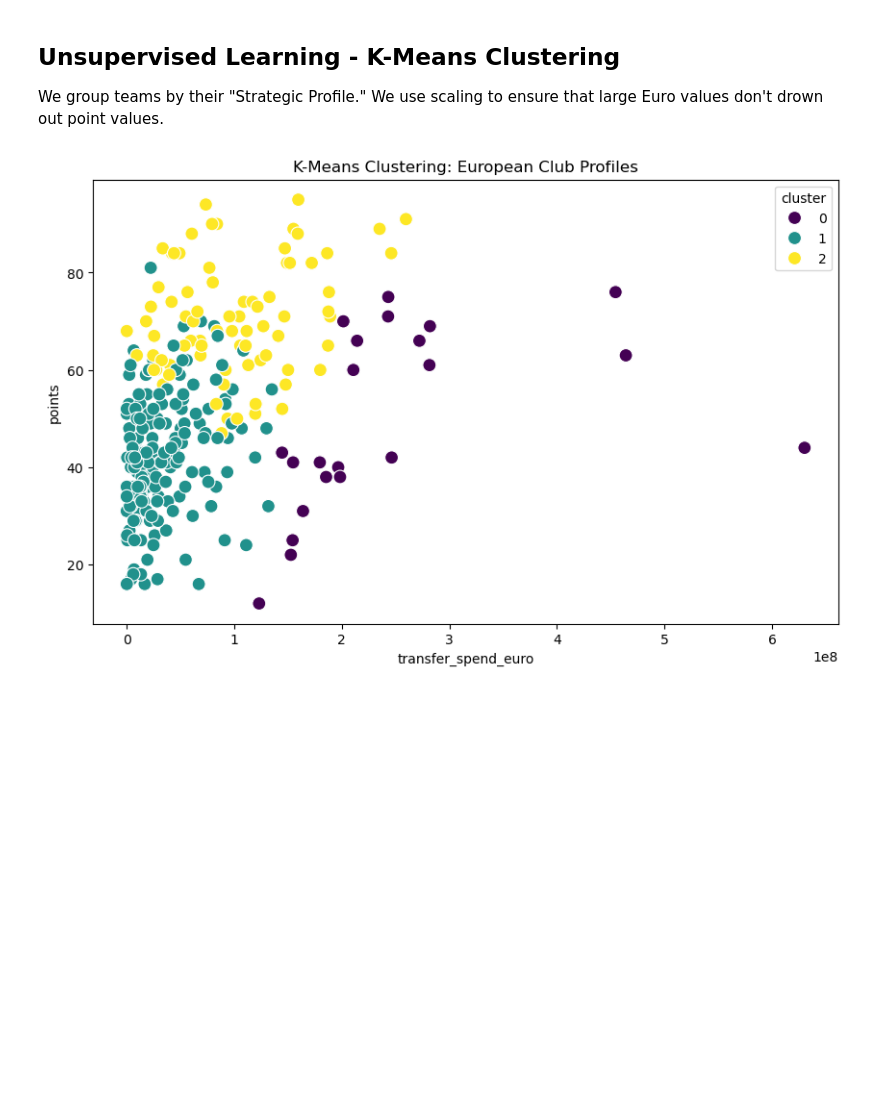
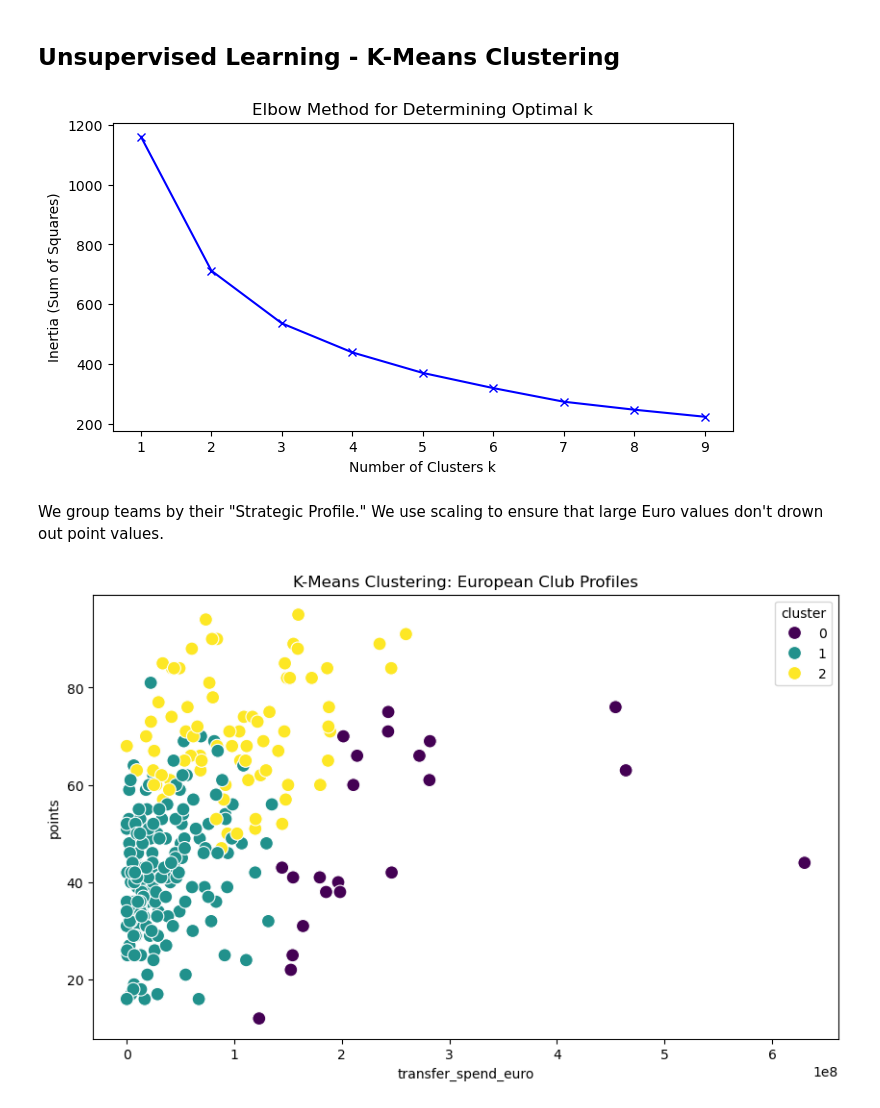
Before and after one commit to minhsang-03/project, a Jupyter notebook: notebooks/02_advanced_analytics_and_predictive_modelling.ipynb, the cells around one changed output. Cells and saved outputs as stored; diff of their text form; code cells hidden in the pictures; blank space fills up the shorter version.

```diff
--- a/notebooks/02_advanced_analytics_and_predictive_modelling.ipynb
+++ b/notebooks/02_advanced_analytics_and_predictive_modelling.ipynb
@@ -20,9 +12,11 @@ from dotenv import load_dotenv
 from sklearn.preprocessing import StandardScaler
 from sklearn.cluster import KMeans
 from sklearn.model_selection import train_test_split
+from sklearn.metrics import confusion_matrix
 from sklearn.linear_model import LogisticRegression
 from sklearn.ensemble import RandomForestClassifier
 from sklearn.metrics import classification_report, accuracy_score
+from scipy import stats
 
 # Environment & Data Loading
 load_dotenv()
@@ -44,10 +38,11 @@ JOIN team_enrichment_data e ON p.team_id = e.team_id AND p.season_year = e.seaso
 
 df = pd.read_sql(query, engine)
 
-# Re-apply our creative feature
+# Safe division: handle non-spending teams and teams with 0 goals
 df['transfer_spend_euro'] = df['transfer_spend_euro'].replace(0, 1)
-df['cost_per_goal_m_euro'] = (df['transfer_spend_euro'] / df['goals_for']) / 1_000_000
+df['cost_per_goal_m_euro'] = (df['transfer_spend_euro'] / df['goals_for'].replace(0, np.nan)) / 1_000_000
 
 print(f"Data successfully re-loaded: {df.shape[0]} records.")
+df.head()
 # %% [output]
 Data successfully re-loaded: 290 records.
@@ -54,6 +61,29 @@ Data successfully re-loaded: 290 records.
 # %% [markdown]
 ## Unsupervised Learning - K-Means Clustering
-We group teams by their "Strategic Profile." We use scaling to ensure that large Euro values don't drown out point values.
+# %%
+# Use the same features and scaling as in the clustering cell
+cluster_features = ['stadium_capacity', 'transfer_spend_euro', 'cost_per_goal_m_euro', 'points']
+scaler = StandardScaler()
+X_scaled = scaler.fit_transform(df[cluster_features])
+
+# Elbow Method zur Bestimmung von k
+inertia = []
+K = range(1, 10)
+for k in K:
+    km = KMeans(n_clusters=k, random_state=42, n_init=10)
+    km.fit(X_scaled)
+    inertia.append(km.inertia_)
+
+plt.figure(figsize=(8, 4))
+plt.plot(K, inertia, 'bx-')
+plt.xlabel('Number of Clusters k')
+plt.ylabel('Inertia (Sum of Squares)')
+plt.title('Elbow Method for Determining Optimal k')
+plt.show()
+# %% [output]
+[figure, added]
+# %% [markdown]
+We group teams by their "Strategic Profile." We use scaling to ensure that large Euro values don't drown out point values.
 # %%
 # Select features for profiling
 cluster_features = ['stadium_capacity', 'transfer_spend_euro', 'cost_per_goal_m_euro', 'points']
```
Also changed, not shown: parts of 20 cells of this notebook, 1 other file.
